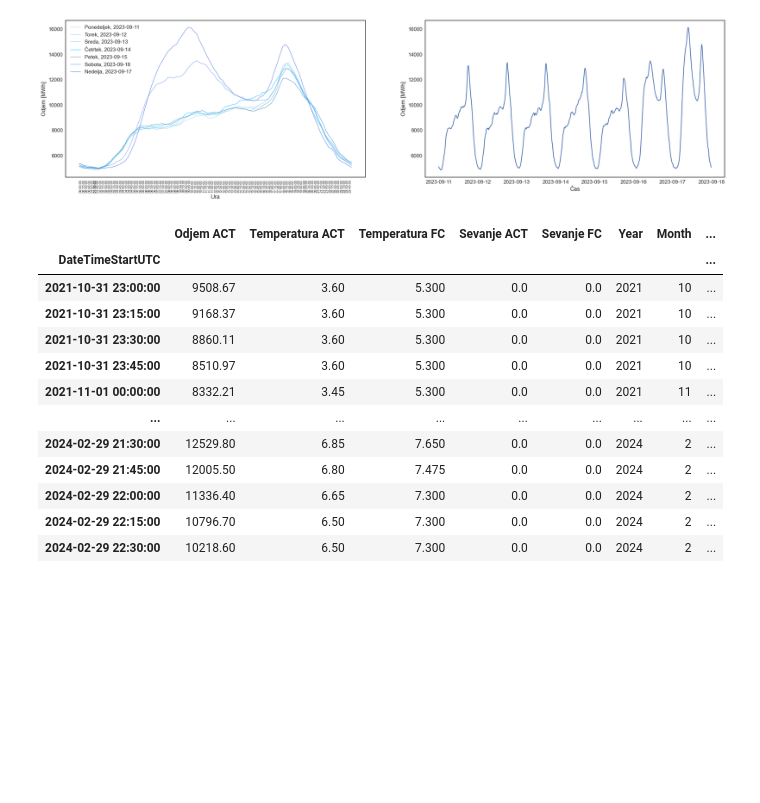
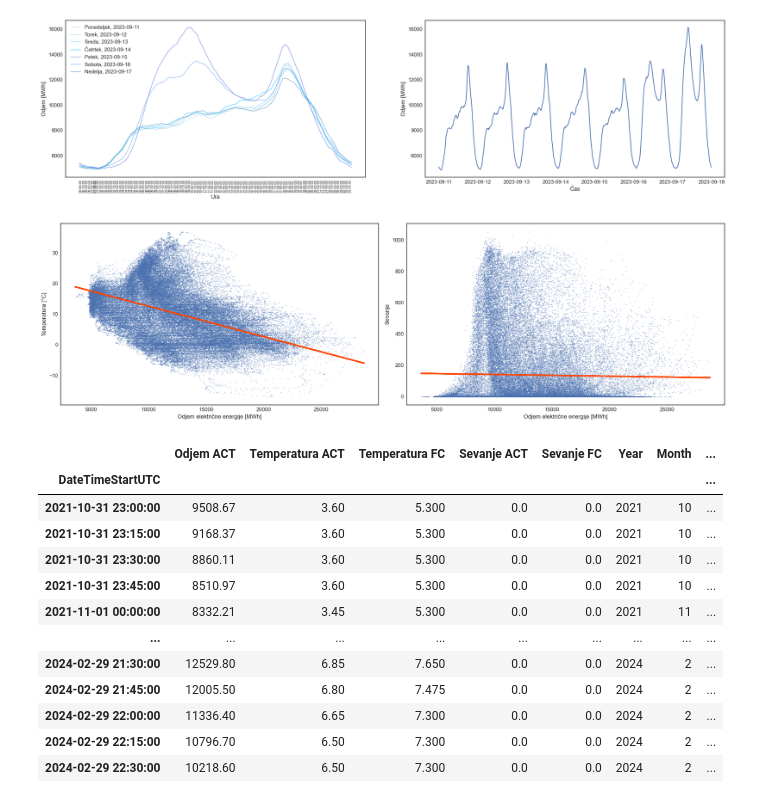
Before and after one commit to karolina-sa/Matematika-z-racunalnikom-projekt, a Jupyter notebook: 18_5_2024.ipynb, the cells around one changed output. Drawn from its saved outputs; the diff is of its cells as text; code cells hidden in the pictures; blank space fills up the shorter version.

```diff
--- a/18_5_2024.ipynb
+++ b/18_5_2024.ipynb
@@ -113,6 +113,39 @@ ax2.legend()
 No artists with labels found to put in legend.  Note that artists whose label start with an underscore are ignored when legend() is called with no argument.
 <matplotlib.legend.Legend at 0x...>
 [figure]
+# %%
+# Povezava med temperaturo in odjemom:
+
+# temperatura
+X = np.array(podatki["Odjem ACT"]).reshape(-1, 1)
+y = np.array(podatki["Temperatura ACT"])
+reg = LinearRegression().fit(X, y)
+podatki['predicted'] = reg.predict(X)
+
+# sevanje
+X_S = np.array(podatki["Odjem ACT"]).reshape(-1, 1)
+y_S = np.array(podatki["Sevanje ACT"])
+reg = LinearRegression().fit(X_S, y_S)
+podatki['predicted_S'] = reg.predict(X_S)
+
+
+fig, (ax1,ax2) = plt.subplots(1,2, figsize=(20, 6))
+
+ax1 = plt.subplot(1, 2, 1)
+podatki.plot.scatter(x = "Odjem ACT", y = "Temperatura ACT", s = 0.1, ax = ax1, legend=False)
+podatki.plot.line(x = "Odjem ACT", y = 'predicted', ax = ax1, color="orangered", legend=False, linewidth=3)
+plt.xlabel('Odjem električne energije [MWh]')
+plt.ylabel('Temperatura [°C]')
+
+ax1 = plt.subplot(1, 2, 2)
+podatki.plot.scatter(x = "Odjem ACT", y = "Sevanje ACT", s = 0.1, ax = ax2, legend=False)
+podatki.plot.line(x = "Odjem ACT", y = 'predicted_S', ax = ax2, color="orangered", legend=False, linewidth=3)
+plt.xlabel('Odjem električne energije [MWh]')
+plt.ylabel('Sevanje')
+
+plt.tight_layout()
+# %% [output]
+[figure, added]
 # %%
 podatki['log return'] = np.log(podatki['Odjem ACT']/podatki['Odjem ACT'].shift(-1))
 podatki = podatki.dropna()
```
Also changed, not shown: parts of 3 cells of this notebook, 16 other files.
